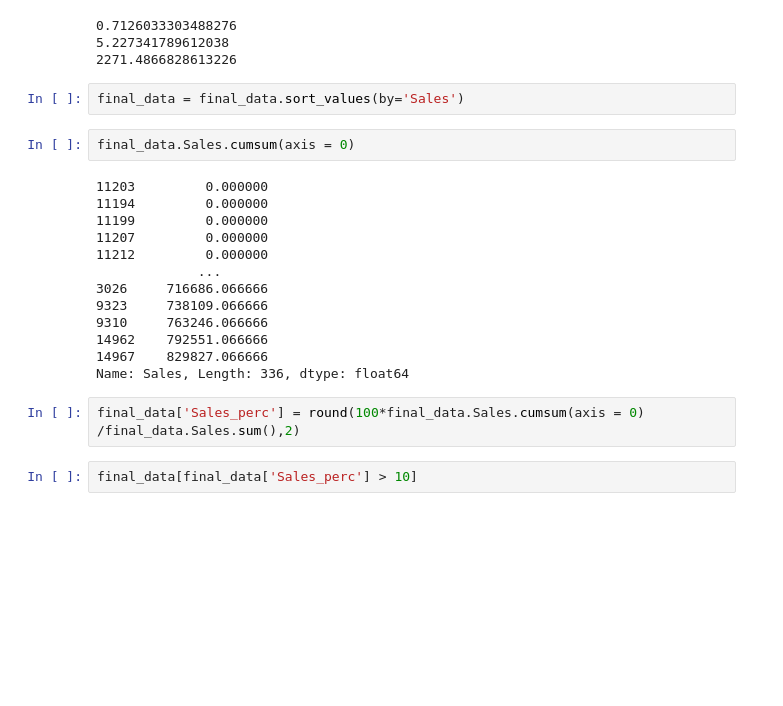
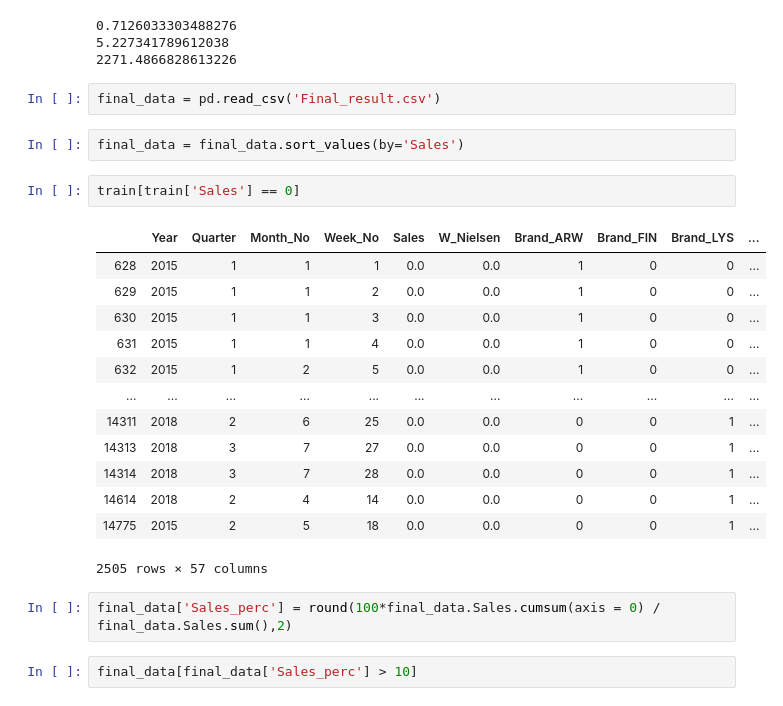
Before and after one commit to izhako/Python_DB_script, a Jupyter notebook: New_lightgbm2.ipynb, the cells around one changed output. Saved outputs shown, nothing was run; the diff lists cells and outputs as text; blank space fills up the shorter version.

```diff
--- a/New_lightgbm2.ipynb
+++ b/New_lightgbm2.ipynb
@@ -744,25 +774,28 @@ print(rmse_by_month(final_data['Sales'], final_data['y_pred']))
 0.7126033303488276
 5.227341789612038
 2271.4866828613226
+# %%
+final_data = pd.read_csv('Final_result.csv')
 # %%
 final_data = final_data.sort_values(by='Sales')
+# %%
+train[train['Sales'] == 0]
+# %% [output]
+|  | Year | Quarter | Month_No | Week_No | Sales | W_Nielsen | Brand_ARW | Brand_FIN | Brand_LYS | ... |
+| 628 | 2015 | 1 | 1 | 1 | 0.0 | 0.0 | 1 | 0 | 0 | ... |
+| 629 | 2015 | 1 | 1 | 2 | 0.0 | 0.0 | 1 | 0 | 0 | ... |
+| 630 | 2015 | 1 | 1 | 3 | 0.0 | 0.0 | 1 | 0 | 0 | ... |
+| 631 | 2015 | 1 | 1 | 4 | 0.0 | 0.0 | 1 | 0 | 0 | ... |
+| 632 | 2015 | 1 | 2 | 5 | 0.0 | 0.0 | 1 | 0 | 0 | ... |
+| ... | ... | ... | ... | ... | ... | ... | ... | ... | ... | ... |
+| 14311 | 2018 | 2 | 6 | 25 | 0.0 | 0.0 | 0 | 0 | 1 | ... |
+| 14313 | 2018 | 3 | 7 | 27 | 0.0 | 0.0 | 0 | 0 | 1 | ... |
+| 14314 | 2018 | 3 | 7 | 28 | 0.0 | 0.0 | 0 | 0 | 1 | ... |
+| 14614 | 2018 | 2 | 4 | 14 | 0.0 | 0.0 | 0 | 0 | 1 | ... |
+| 14775 | 2015 | 2 | 5 | 18 | 0.0 | 0.0 | 0 | 0 | 1 | ... |
+2505 rows × 57 columns
 # %%
-final_data.Sales.cumsum(axis = 0)
+final_data['Sales_perc'] = round(100*final_data.Sales.cumsum(axis = 0) / final_data.Sales.sum(),2)
-# %% [output]
-11203         0.000000
-11194         0.000000
-11199         0.000000
-11207         0.000000
-11212         0.000000
-             ...
-3026     716686.066666
-9323     738109.066666
-9310     763246.066666
-14962    792551.066666
-14967    829827.066666
-Name: Sales, Length: 336, dtype: float64
-# %%
-final_data['Sales_perc'] = round(100*final_data.Sales.cumsum(axis = 0) /final_data.Sales.sum(),2)
 # %%
 final_data[final_data['Sales_perc'] > 10]
 # %% [output]
```
Also changed, not shown: parts of 12 cells of this notebook, 1 other file.
